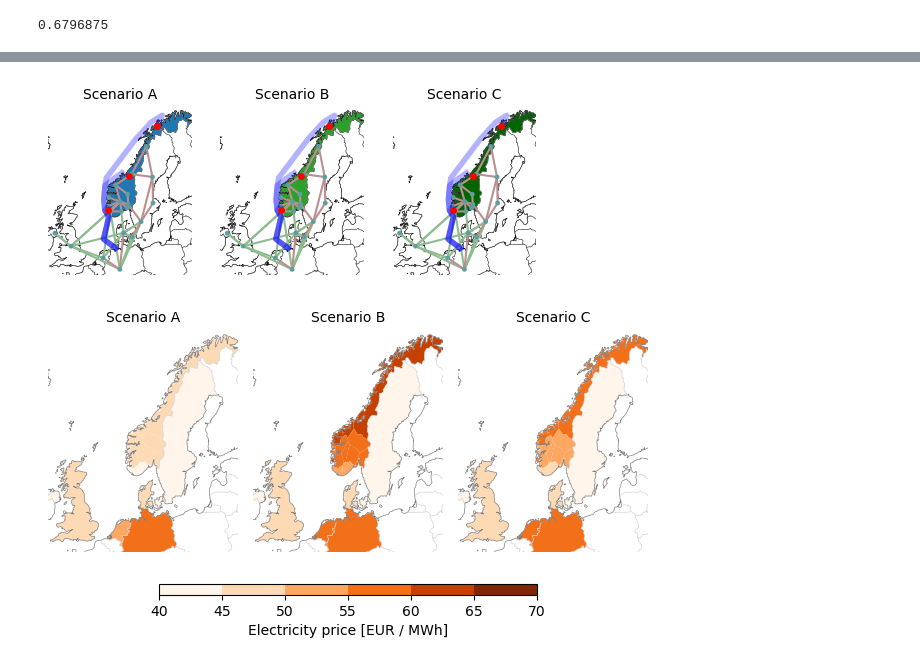
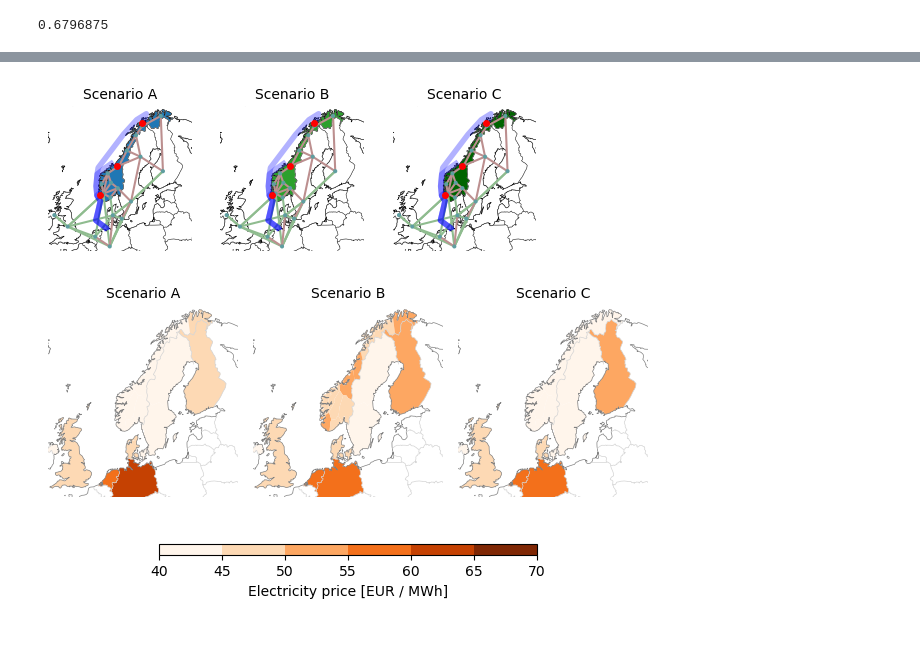
Before and after one commit to koen-vg/pypsa-eur, a Jupyter notebook: notebooks/analysis.ipynb, the cells around one changed output, grey strips where cells are left out. Drawn from its saved outputs; the diff is of its cells as text; code cells hidden in the pictures; blank space fills up the shorter version.

```diff
--- a/notebooks/analysis.ipynb
+++ b/notebooks/analysis.ipynb
@@ -58,7 +60,7 @@ for config in configs:
 
     # Load networks in parallel, use map_async
     nets[config] = {}
-    with Pool(20) as pool:
+    with Pool(40) as pool:
         for net_file, net in pool.map_async(
             load_net, [os.path.join(nets_dir, f) for f in net_files]
         ).get():
@@ -131,10 +133,17 @@ for config in configs:
             / (1000 * n.global_constraints.loc["H2_export", "constant"] / MWh_per_tH2)
         )
 
+        NO_onwind_gens = n.generators.loc[
+            (n.generators.bus.isin(buses_NO)) & (n.generators.carrier == "onwind")
+        ].index
         stats.loc[(config, net_file), "onwind"] = n.generators.loc[
-            (n.generators.bus.isin(buses_NO)) & (n.generators.carrier == "onwind"),
+            NO_onwind_gens,
             "p_nom_opt",
         ].sum()
+        stats.loc[(config, net_file), "onwind_prod"] = (
+            n.snapshot_weightings.objective
+            * n.generators_t.p[NO_onwind_gens].sum(axis=1)
+        ).sum()
 
         stats.loc[(config, net_file), "offwind"] = n.generators.loc[
             NO_offwind_gens, "p_nom_opt"
@@ -156,6 +165,18 @@ for config in configs:
             * n.generators_t.p[NO_solar_gens].sum(axis=1)
         ).sum()
 
+        NO_nuclear_gens = n.links.loc[
+            (n.links.carrier == "nuclear") & (n.links.bus1.isin(buses_NO))
+        ].index
+        stats.loc[(config, net_file), "nuclear"] = n.links.loc[
+            NO_nuclear_gens,
+            "p_nom_opt",
+        ].sum()
+        stats.loc[(config, net_file), "nuclear_prod"] = (
+            n.snapshot_weightings.objective
+            * n.links_t.p0[NO_nuclear_gens].sum(axis=1)
+        ).sum()
+
         NO_electrolysis_links = n.links.loc[
             (n.links.carrier == "H2 Electrolysis")
             & (n.links.bus0.map(n.buses.location).map(n.buses.country) == "NO")
@@ -170,7 +191,6 @@ for config in configs:
             ).sum() / (8760 * stats.loc[(config, net_file), "electrolysis"])
 
         if config == "scenario_A":
-
             # SMR capacity (GW)
             NO_SMR_links = n.links.loc[
                 (n.links.carrier == "SMR CC")
@@ -182,8 +202,7 @@ for config in configs:
 
             # SMR capacity factor
             stats.loc[(config, net_file), "SMR CF"] = (
-                n.snapshot_weightings.objective
-                * n.links_t.p0[NO_SMR_links].sum(axis=1)
+                n.snapshot_weightings.objective * n.links_t.p0[NO_SMR_links].sum(axis=1)
             ).sum() / (8760 * stats.loc[(config, net_file), "SMR"])
 
 
@@ -407,7 +483,7 @@ sns.violinplot(
     # alpha=0.1,
     ax=ax,
 )
-ax.set_ylim(0, 6.5)
+ax.set_ylim(0, 9)
 
 ax.set_ylabel("H2 cost (Norway) [EUR / kg]")
 ax.set_xlabel("")
@@ -430,5 +506,6 @@ ax.spines["left"].set_visible(False)
 # Give x tick labels prettier names
 ax.set_xticklabels(["Scenario A", "Scenario B", "Scenario C"])
 
-fig.savefig("figures/H2_cost.png", bbox_inches="tight", dpi=300)
+if save_figs:
+    fig.savefig("figures/H2_cost.png", bbox_inches="tight", dpi=300)
 # %% [output]
@@ -457,7 +534,7 @@ def assign_location(n):
             c.df.loc[names, "location"] = names.str[:i]
 # %%
 proj = ccrs.LambertConformal(central_longitude=15, central_latitude=65)
-boundaries = [-6, 25, 50, 71]
+boundaries = [-6, 30, 50, 71]
 
 # Cartopy map of Norway, projection centered on Norway
 fig, axs = plt.subplots(
@@ -510,36 +587,37 @@ for ax, config in zip(axs.flatten(), configs):
     routes.plot(
         ax=ax,
         color="blue",
         linewidth=4,
         zorder=10,
         alpha=0.3,
         transform=ccrs.PlateCarree(),
     )
 
     # Mark each location in Norway with a red dot
     for p in [stavanger, trondheim, tromso]:
         ax.plot(
             p[0],
             p[1],
             "o",
             color="red",
             markersize=4,
             transform=ccrs.PlateCarree(),
             zorder=10,
         )
 
     # Plot buses with location
     n = list(nets[config].values())[0]
     assign_location(n)
     n.buses.drop(n.buses.index[n.buses.carrier != "AC"], inplace=True)
     n.plot(ax=ax, bus_sizes=0.2, color_geomap=None, boundaries=boundaries)
 
     ax.set_title(f"Scenario {config[-1]}", fontsize=10)
 
-plt.savefig("figures/map.png", bbox_inches="tight", dpi=300)
-plt.savefig("figures/map.pdf", bbox_inches="tight")
+if save_figs:
+    plt.savefig("figures/map.png", bbox_inches="tight", dpi=300)
+    plt.savefig("figures/map.pdf", bbox_inches="tight")
 # %% [output]
-[figure, old version]
+[figure, new version]
 # %%
 # Cartopy map of Norway, projection centered on Norway
 fig, axs = plt.subplots(
@@ -566,12 +644,13 @@ for ax, config in zip(axs.flatten(), configs):
     )
 
     # Load regions of network as geojson
-    regions = gpd.read_file(f"../resources/{config}/regions_onshore_elec_s_20.geojson")
+    s = config_dicts[config]["scenario"]["simpl"][0]
+    c = config_dicts[config]["scenario"]["clusters"][0]
+    regions = gpd.read_file(f"../resources/{config}/regions_onshore_elec_s{s}_{c}.geojson")
 
-    # Find mean electricity price in each region, across all nets
     elec_prices = [
         n.snapshot_weightings.objective
-        @ n.buses_t.marginal_price[regions["name"]]
+        @ n.buses_t.marginal_price[regions.name].values
         / 8760
         for n in nets[config].values()
     ]
@@ -610,8 +689,10 @@ cb = mpl.colorbar.ColorbarBase(
     label="Electricity price [EUR / MWh]",
 )
 
-plt.savefig("figures/map_costs.png", bbox_inches="tight", dpi=300)
+if save_figs:
+    plt.savefig("figures/map_costs.png", bbox_inches="tight", dpi=300)
+
 fig.tight_layout()
 plt.show()
 # %% [output]
-[figure, old version]
+[figure, new version]
```
Also changed, not shown: parts of 23 cells of this notebook.
